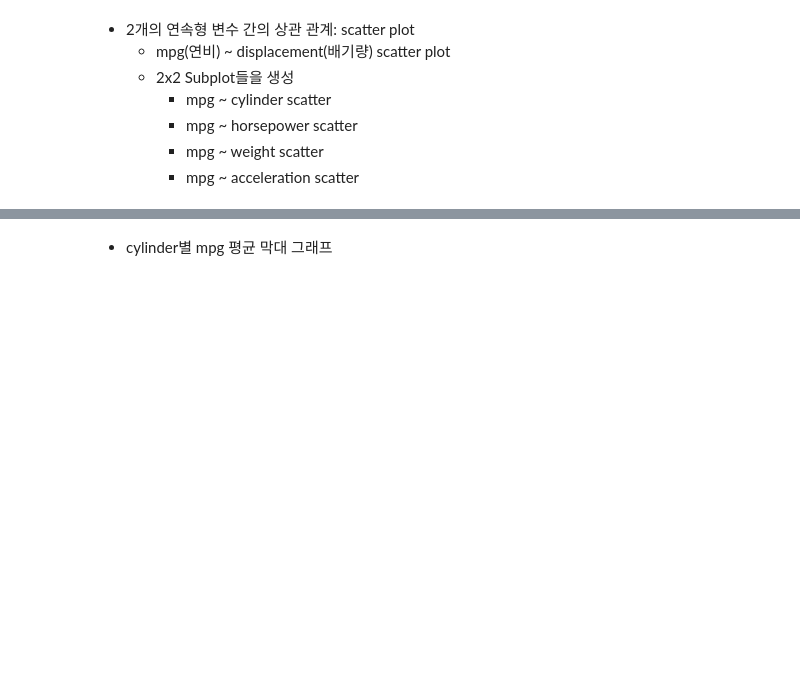
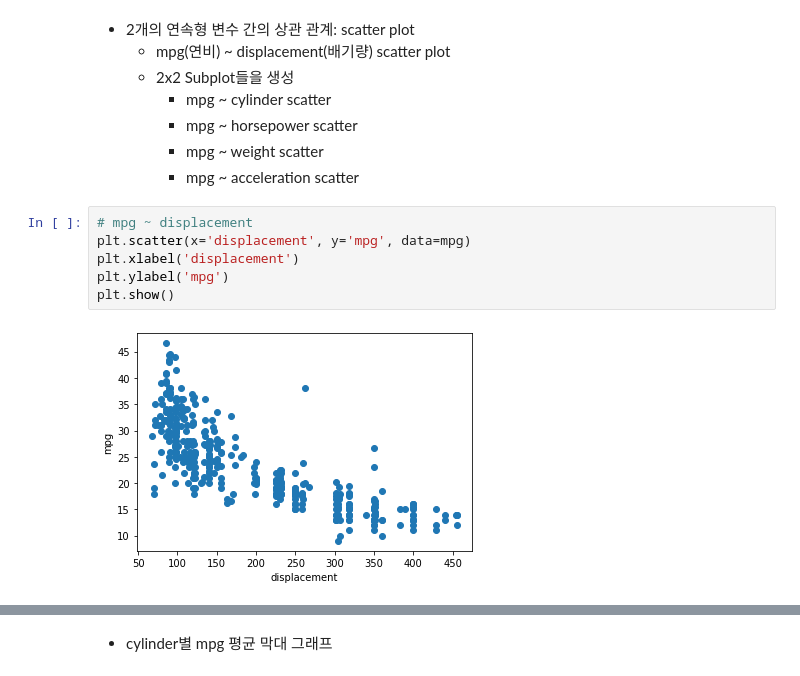
Before and after one commit to JakeOh/202105_itw_bd26, a Jupyter notebook: lab_da/da07_visualization.ipynb, the cells around one changed output, grey strips where cells are left out. Saved outputs shown, nothing was run; the diff lists cells and outputs as text; blank space fills up the shorter version.

```diff
--- a/lab_da/da07_visualization.ipynb
+++ b/lab_da/da07_visualization.ipynb
@@ -110,3 +110,11 @@ Name: name, Length: 305, dtype: int64
         * mpg ~ horsepower scatter
         * mpg ~ weight scatter
         * mpg ~ acceleration scatter
+# %%
+# mpg ~ displacement
+plt.scatter(x='displacement', y='mpg', data=mpg)
+plt.xlabel('displacement')
+plt.ylabel('mpg')
+plt.show()
+# %% [output]
+[figure, added]
```
Also changed, not shown: parts of 9 cells of this notebook.
